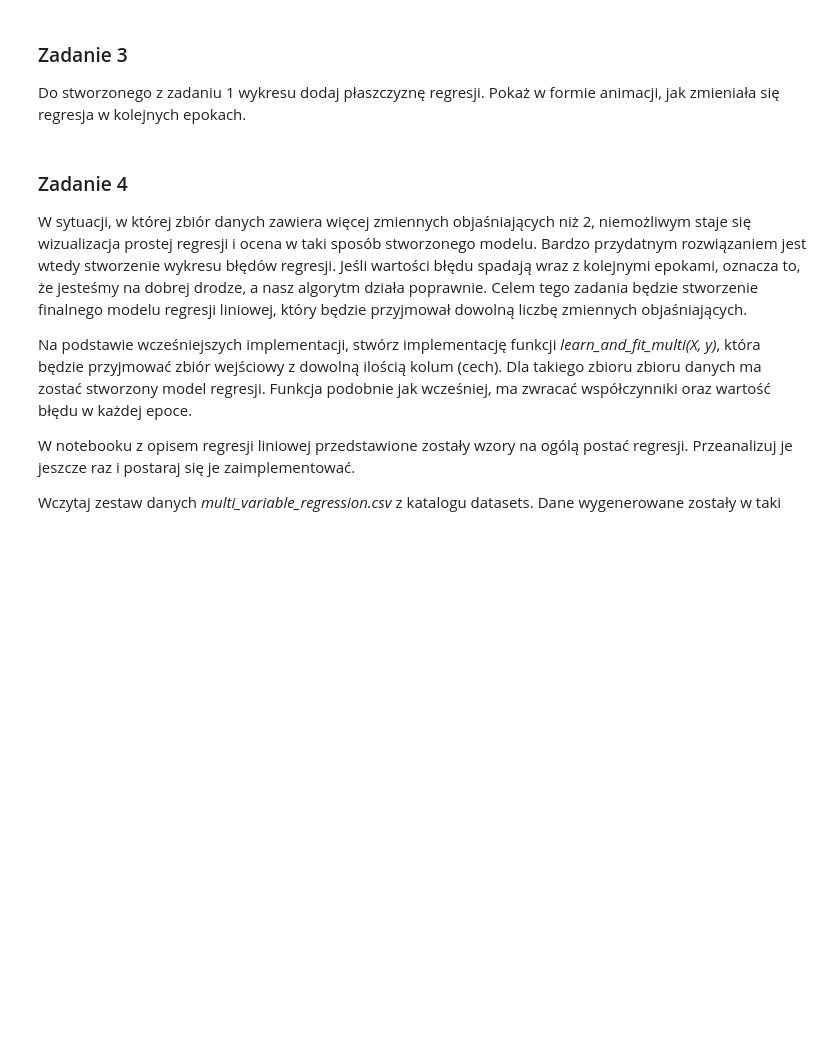
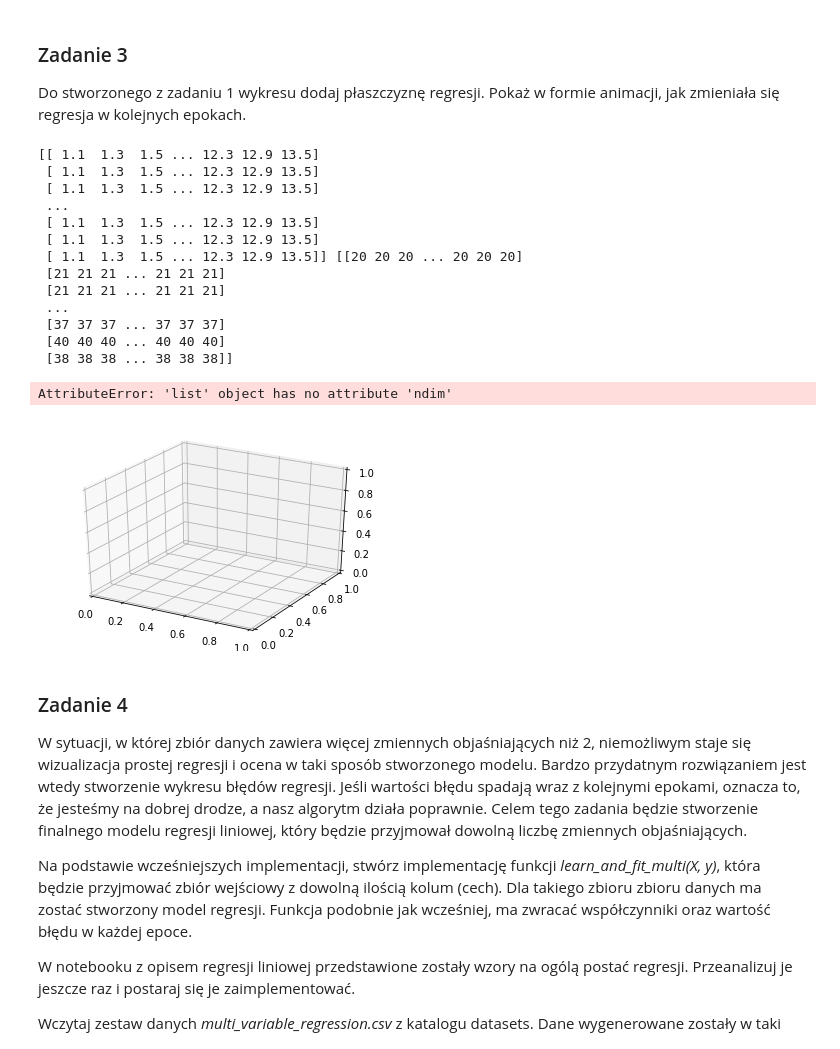
Before and after one commit to marcinwmichna/MOW, a Jupyter notebook: Lab2_linear_with_multiple_variables/140423_Marcin_Michna_Linear_regression_with_multiple_variables.ipynb, the cells around one changed output. Saved outputs shown, nothing was run; the diff lists cells and outputs as text; code cells hidden in the pictures; blank space fills up the shorter version.

```diff
--- a/Lab2_linear_with_multiple_variables/140423_Marcin_Michna_Linear_regression_with_multiple_variables.ipynb
+++ b/Lab2_linear_with_multiple_variables/140423_Marcin_Michna_Linear_regression_with_multiple_variables.ipynb
@@ -216,3 +198,44 @@ Do stworzonego z zadaniu 1 wykresu dodaj płaszczyznę regresji. Pokaż w formie
+# %%
+
+    import pandas as pd
+    import matplotlib.pyplot as plt
+    from mpl_toolkits import mplot3d
+    import numpy as np
+    from matplotlib.ticker import LinearLocator, FormatStrFormatter
+    from matplotlib import cm
+
+    df = pd.read_csv('Salary.csv', sep=',')
+    y = df['Salary'].values.reshape(df['Salary'].shape[0], 1)
+    yearsOfExp = df['YearsExperience'].values.reshape(df['YearsExperience'].shape[0], 1)
+    age = df['Age'].values.reshape(df['Age'].shape[0], 1)
+
+
+    fig = plt.figure()
+    ax = plt.axes(projection="3d")
+    yearsOfExp, age = np.meshgrid(yearsOfExp, age)
+
+    print(yearsOfExp,age)
+
+    ax.plot_wireframe(yearsOfExp, age, reg)
+
+
+    plt.show()
+# %% [output]
+[[ 1.1  1.3  1.5 ... 12.3 12.9 13.5]
+ [ 1.1  1.3  1.5 ... 12.3 12.9 13.5]
+ [ 1.1  1.3  1.5 ... 12.3 12.9 13.5]
+ ...
+ [ 1.1  1.3  1.5 ... 12.3 12.9 13.5]
+ [ 1.1  1.3  1.5 ... 12.3 12.9 13.5]
+ [ 1.1  1.3  1.5 ... 12.3 12.9 13.5]] [[20 20 20 ... 20 20 20]
+ [21 21 21 ... 21 21 21]
+ [21 21 21 ... 21 21 21]
+ ...
+ [37 37 37 ... 37 37 37]
+ [40 40 40 ... 40 40 40]
+ [38 38 38 ... 38 38 38]]
+AttributeError: 'list' object has no attribute 'ndim'
+[figure, added]
 # %% [markdown]
 ### Zadanie 4
 
```
Also changed, not shown: parts of 3 cells of this notebook.
